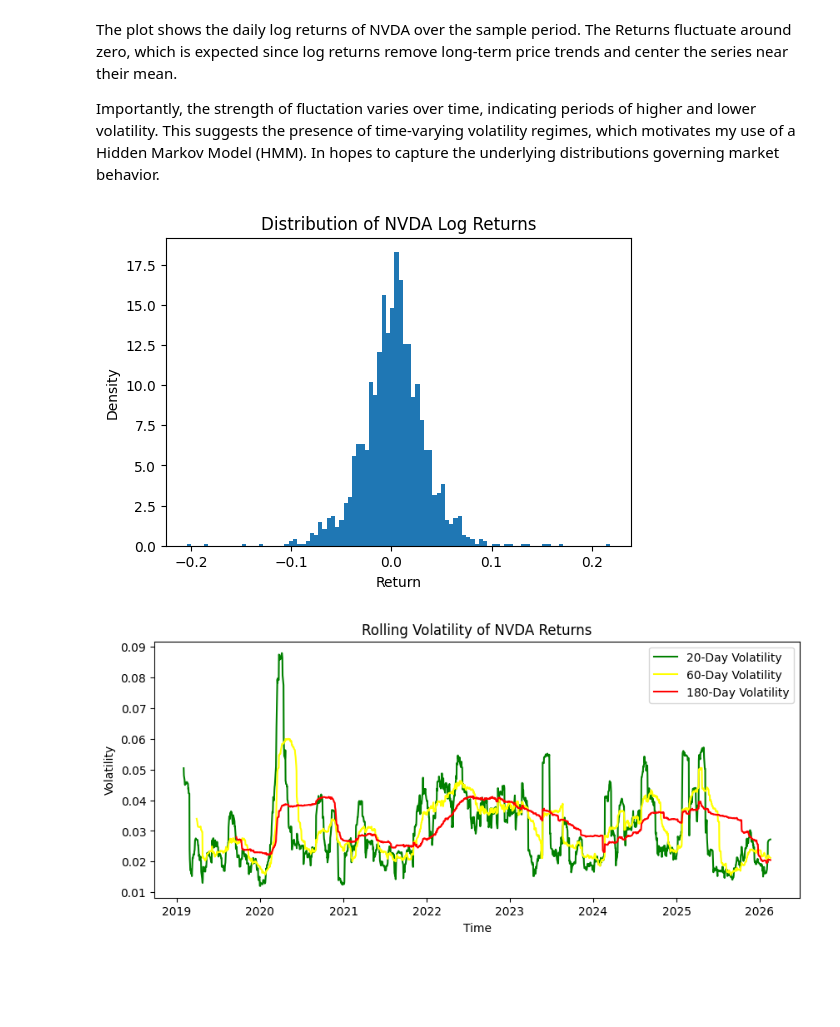
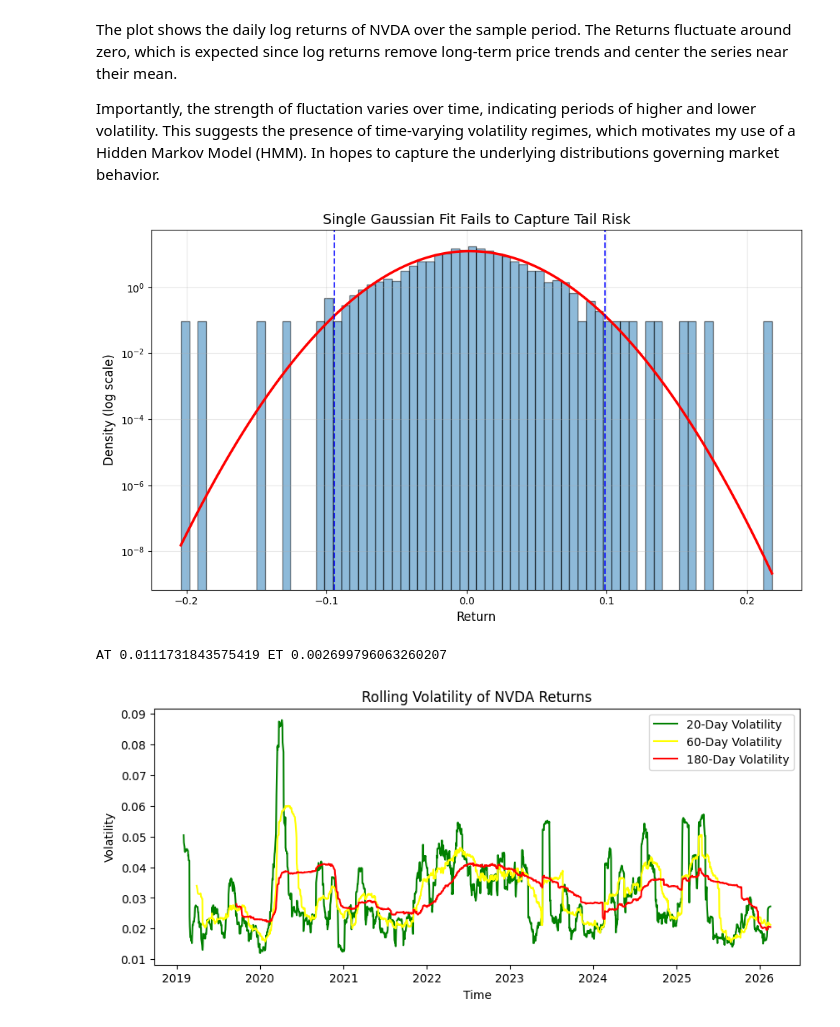
Before and after one commit to NickJNelson03/Market-Regimes-HMM, a Jupyter notebook: notebooks/02_train_hmm.ipynb, the cells around one changed output. Drawn from its saved outputs; the diff is of its cells as text; code cells hidden in the pictures; blank space fills up the shorter version.

Commit message:
Identifying Tail Risk, using Y-axis Log Compression

```diff
--- a/notebooks/02_train_hmm.ipynb
+++ b/notebooks/02_train_hmm.ipynb
@@ -63,19 +63,67 @@ plt.ylabel("Return")
 plt.show()
 # %% [output]
 [figure]
+# %%
+df = pd.DataFrame(
+    {
+        "ret": returns.values.flatten()
+    },
+    index=returns.index
+)
 # %% [markdown]
 The plot shows the daily log returns of NVDA over the sample period. The Returns fluctuate around zero, which is expected since log returns remove long-term price trends and center the series near their mean.
 
 Importantly, the strength of fluctation varies over time, indicating periods of higher and lower volatility. This suggests the presence of time-varying volatility regimes, which motivates my use of a Hidden Markov Model (HMM). In hopes to capture the underlying distributions governing market behavior.
 # %%
-plt.figure(figsize=(6,4))
-plt.hist(returns, bins=100, density=True)
-plt.title("Distribution of NVDA Log Returns")
-plt.xlabel("Return")
-plt.ylabel("Density")
+all_returns = df["ret"]
+
+mu_all = all_returns.mean()
+sigma_all = all_returns.std(ddof=1)
+
+x = np.linspace(all_returns.min(), all_returns.max(), 1000)
+pdf_all = norm.pdf(x, mu_all, sigma_all)
+
+k = 3
+left_tail = mu_all - k * sigma_all
+right_tail = mu_all + k * sigma_all
+
+plt.figure(figsize=(10,6))
+
+plt.hist(
+    all_returns,
+    bins=70,
+    density=True,
+    alpha=0.5,
+    edgecolor="black",
+)
+
+plt.plot(
+    x,
+    pdf_all,
+    color="red",
+    linewidth=2.5,
+)
+
+plt.axvline(left_tail, color="blue", linestyle="--", alpha=0.8)
+plt.axvline(right_tail, color="blue", linestyle="--", alpha=0.8)
+
+plt.yscale("log")
+
+plt.title("Single Gaussian Fit Fails to Capture Tail Risk", fontsize=14)
+plt.xlabel("Return", fontsize=12)
+plt.ylabel("Density (log scale)", fontsize=12)
+
+plt.grid(alpha=0.3)
+plt.tight_layout()
 plt.show()
 # %% [output]
-[figure, old version]
+[figure, new version]
+# %%
+actual_tail = np.mean(np.abs(all_returns - mu_all) > k * sigma_all)
+expected_tail = 2 * (1 - norm.cdf(k))
+print("AT", actual_tail, "ET", expected_tail)
+# %% [output]
+AT 0.0111731843575419 ET 0.002699796063260207
 # %%
 rolling_vol_30 = returns.rolling(20).std()
 rolling_vol_50 = returns.rolling(60).std()
```
Also changed, not shown: parts of 18 cells of this notebook.
